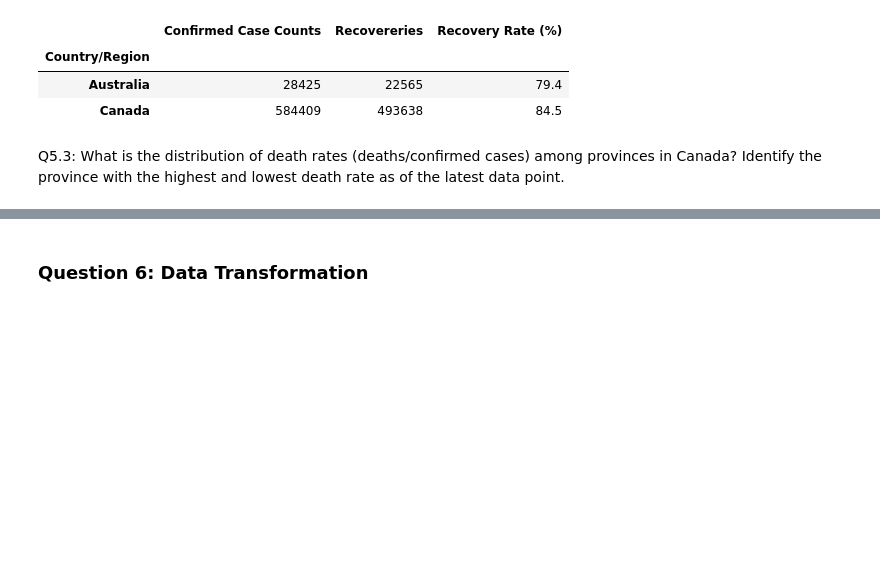
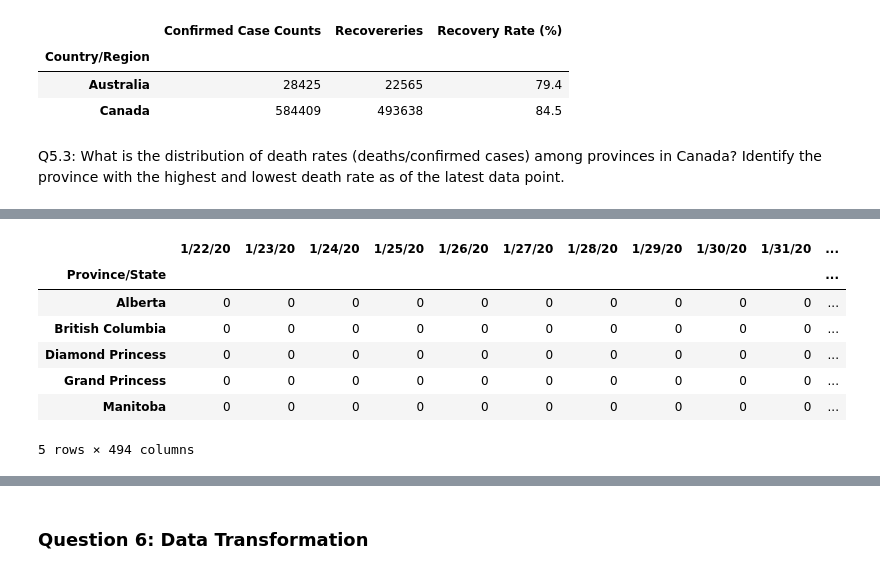
Before and after one commit to hrajpal96/covid-19-analysis, a Jupyter notebook: covid-19-analysis.ipynb, the cells around one changed output, grey strips where cells are left out. Cells and saved outputs as stored; diff of their text form; code cells hidden in the pictures; blank space fills up the shorter version.

```diff
--- a/covid-19-analysis.ipynb
+++ b/covid-19-analysis.ipynb
@@ -519,3 +556,14 @@ canada_covid_deaths_summary = pd.DataFrame({
+# %%
+confirmed_deaths_canada_grouped.head()
+# %% [output]
+|  | 1/22/20 | 1/23/20 | 1/24/20 | 1/25/20 | 1/26/20 | 1/27/20 | 1/28/20 | 1/29/20 | 1/30/20 | 1/31/20 | ... |
+| Province/State |  |  |  |  |  |  |  |  |  |  | ... |
+| Alberta | 0 | 0 | 0 | 0 | 0 | 0 | 0 | 0 | 0 | 0 | ... |
+| British Columbia | 0 | 0 | 0 | 0 | 0 | 0 | 0 | 0 | 0 | 0 | ... |
+| Diamond Princess | 0 | 0 | 0 | 0 | 0 | 0 | 0 | 0 | 0 | 0 | ... |
+| Grand Princess | 0 | 0 | 0 | 0 | 0 | 0 | 0 | 0 | 0 | 0 | ... |
+| Manitoba | 0 | 0 | 0 | 0 | 0 | 0 | 0 | 0 | 0 | 0 | ... |
+5 rows × 494 columns
 # %%
 def highlight_row(s):
     return ['background-color: orange; color:black;' if s.name in ['Diamond Princess','Repatriated Travellers'] else '' for column in s]
```
Also changed, not shown: parts of 8 cells of this notebook.
